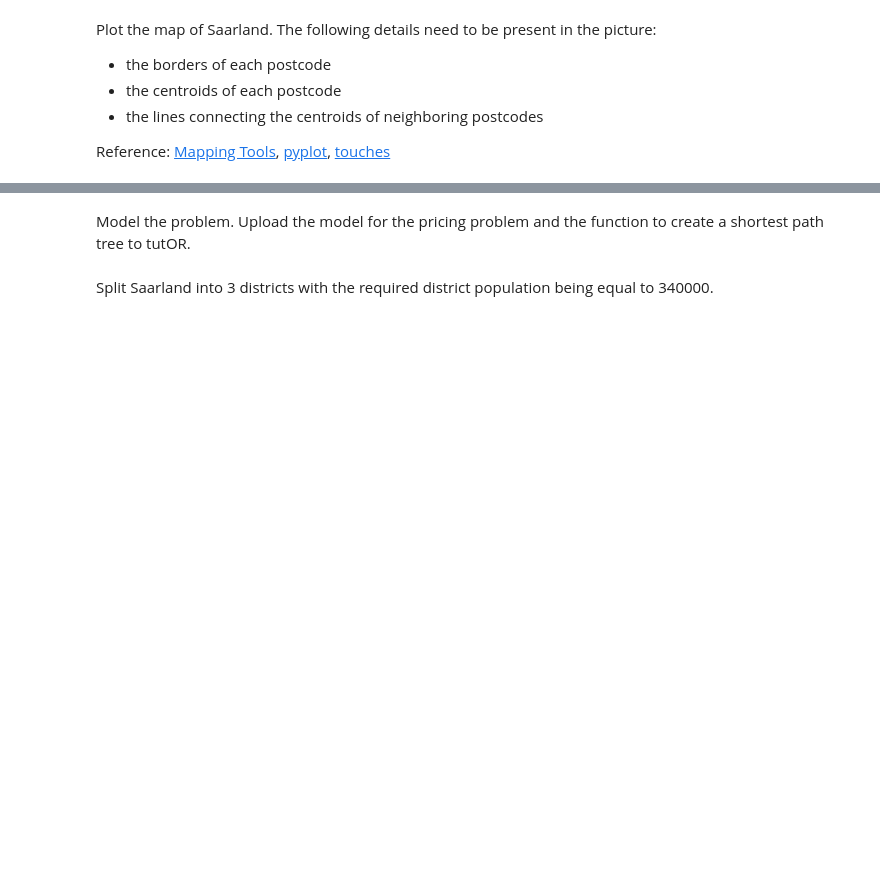
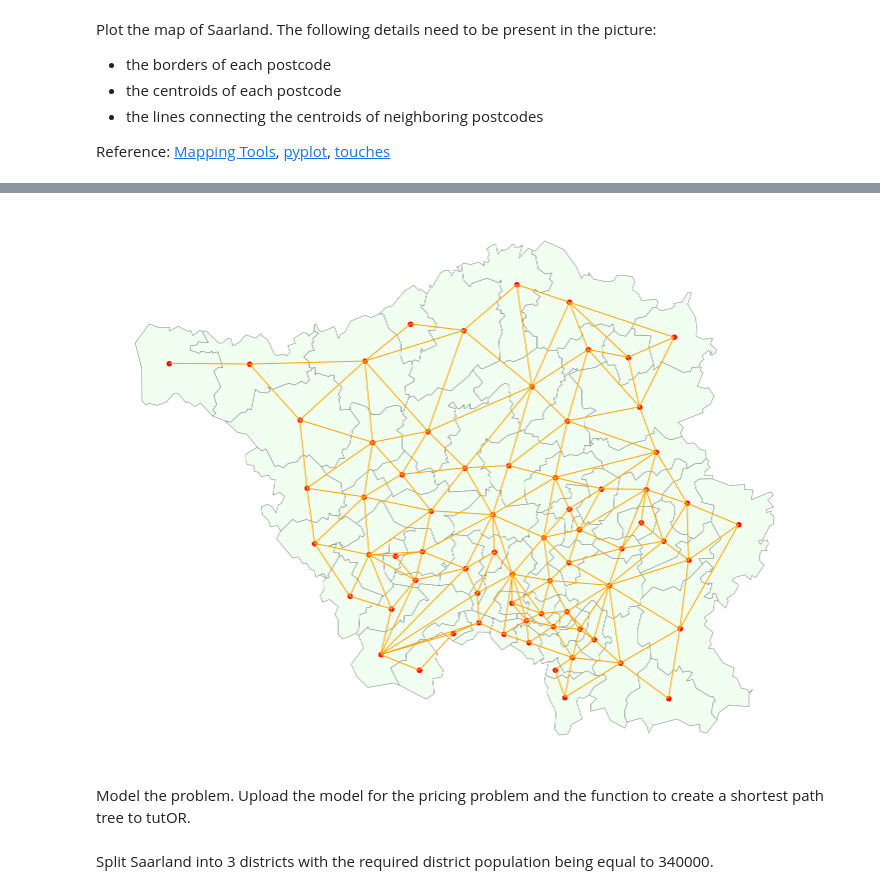
Before and after one commit to MaDolphin/POM, a Jupyter notebook: Assignment/4/Political Districting/political_districting.ipynb, the cells around one changed output, grey strips where cells are left out. Drawn from its saved outputs; the diff is of its cells as text; code cells hidden in the pictures; blank space fills up the shorter version.

```diff
--- a/Assignment/4/Political Districting/political_districting.ipynb
+++ b/Assignment/4/Political Districting/political_districting.ipynb
@@ -36,3 +83,28 @@ Reference: [Mapping Tools](https://geopandas.org/mapping.html), [pyplot](https:/
+# %%
+from shapely.geometry import Point, Polygon, LineString
+
+df_shape_S = df_shape[df_shape['bundesland'] == 'Saarland']
+df_centroid_S = df_centroid[df_centroid['bundesland'] == 'Saarland']
+
+lines = []
+for start, end in edge_tuples:
+    p1 = df_centroid_S['geometry'][start][0]
+    p2 = df_centroid_S['geometry'][end][0]
+    lines.append(LineString([p1, p2]))
+
+df_lines = gpd.GeoDataFrame(geometry=lines)
+
+fig, ax = plt.subplots(figsize=(20,10))
+ax.set_aspect('equal')
+
+df_lines.plot(ax=ax, color='orange', linewidth=1)
+df_shape_S.plot(ax=ax, color='honeydew', edgecolor='gray', linewidth=0.5)
+df_centroid_S.plot(ax=ax, marker='o', color='red', markersize=20)
+
+ax.axis('off')
+plt.show()
+# %% [output]
+[figure, added]
 # %% [markdown]
 Model the problem.
 Upload the model for the pricing problem and the function to create a shortest path tree to tutOR.
```
Also changed, not shown: parts of 20 cells of this notebook, 5 other files.
